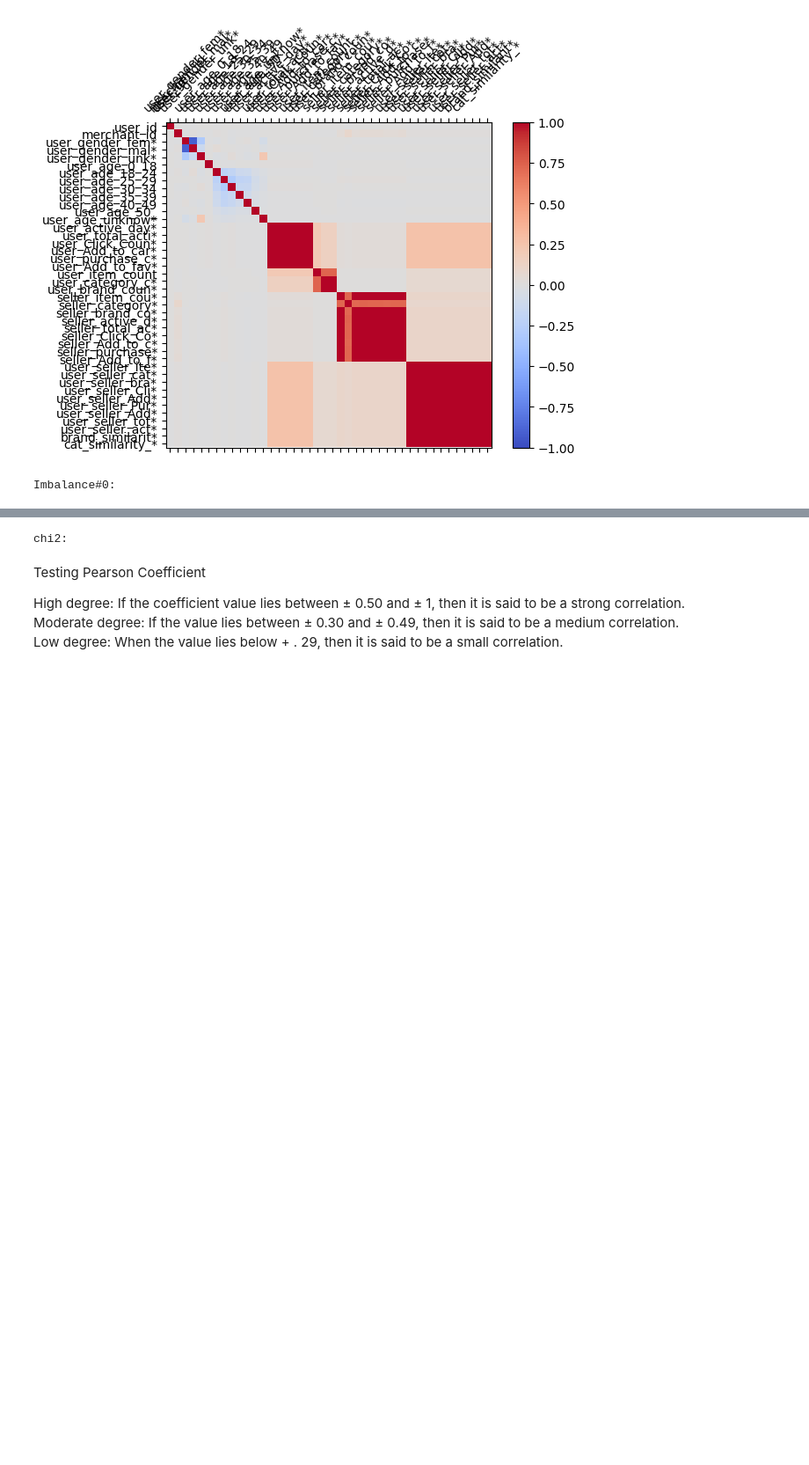
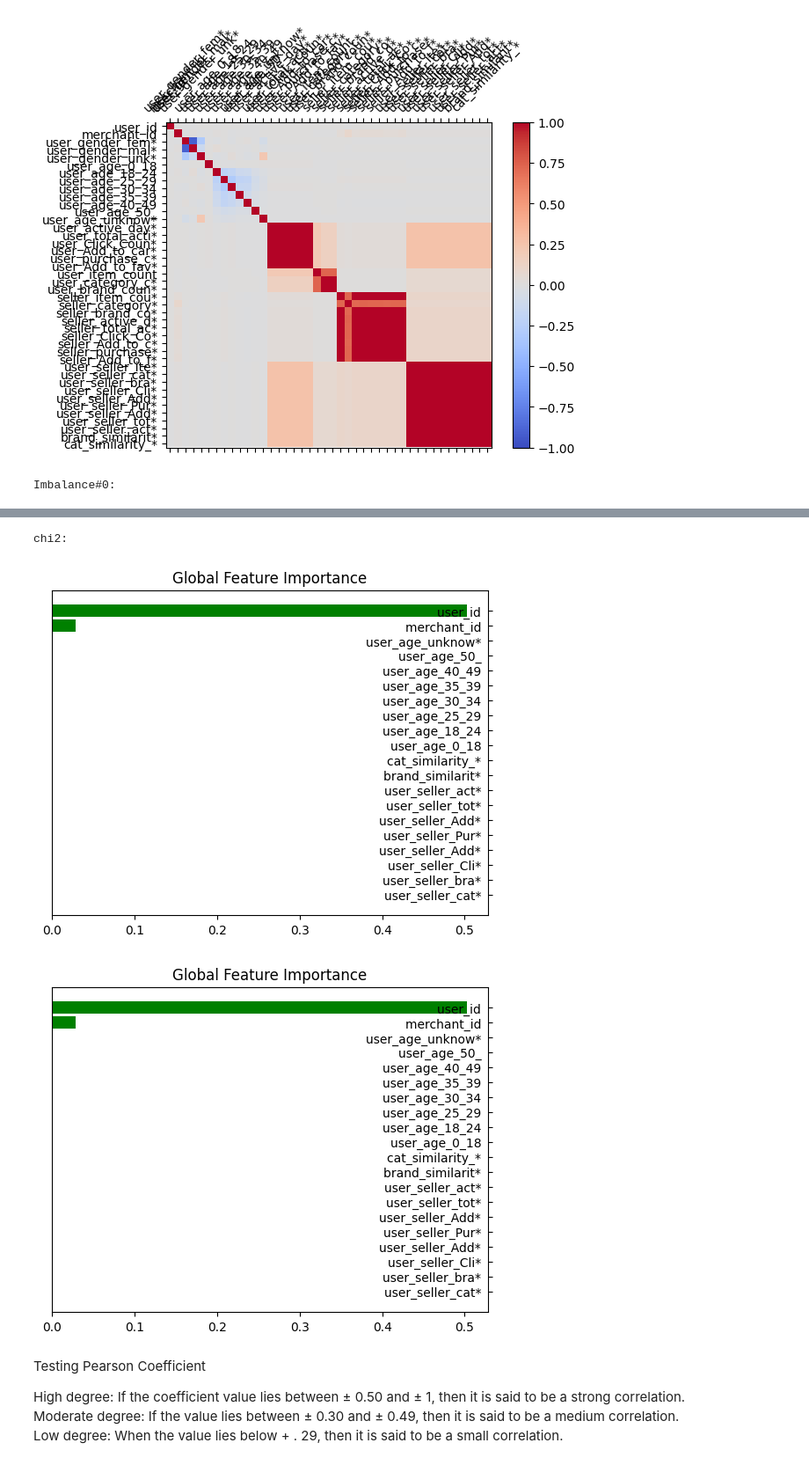
Before and after one commit to MrAlphalfa97/CECS_550, a Jupyter notebook: EDA/omni_stats.ipynb, the cells around one changed output, grey strips where cells are left out. Shown: that part at 88% size. Saved outputs shown, nothing was run; the diff lists cells and outputs as text; code cells hidden in the pictures; blank space fills up the shorter version.

```diff
--- a/EDA/omni_stats.ipynb
+++ b/EDA/omni_stats.ipynb
@@ -79,8 +102,10 @@ Mutual:
 # %%
 print("chi2:")
-explanations["chi2"].ipython_plot()
+explanations["chi2"].plot()
 # %% [output]
 chi2:
+[figure, added]
+[figure, added]
 # %% [markdown]
 Testing Pearson Coefficient
 
```
Also changed, not shown: parts of 10 cells of this notebook.
